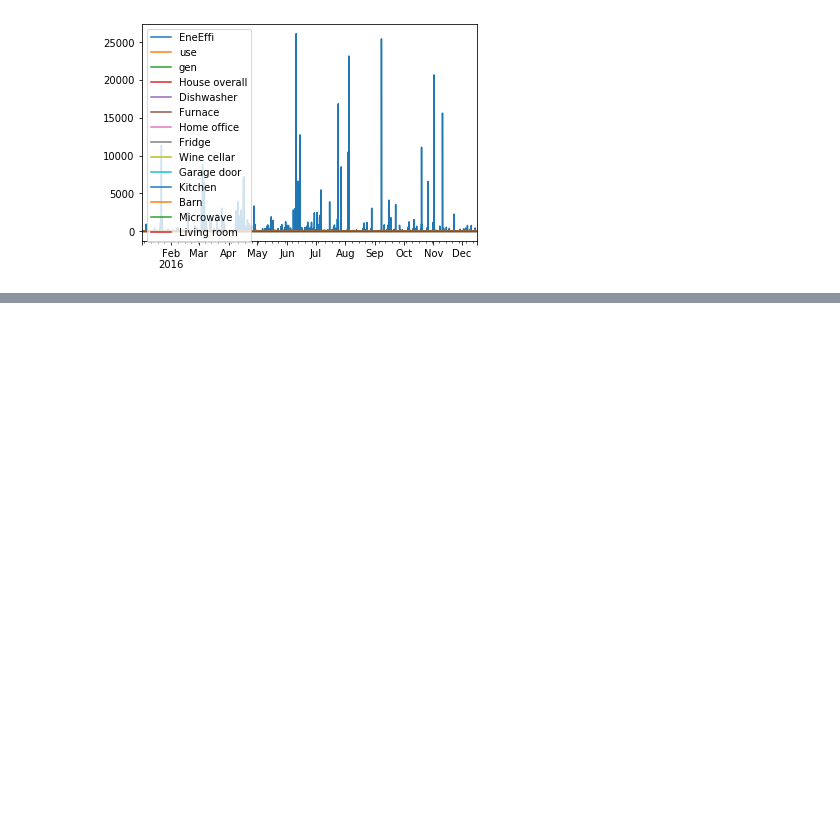
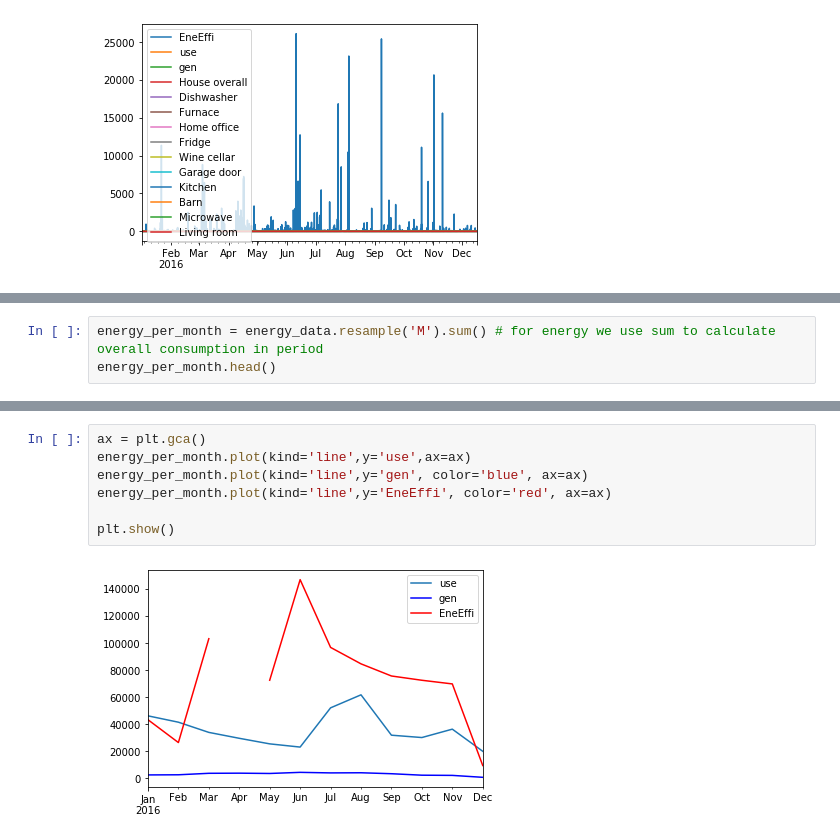
Before and after one commit to frostyduck/Smart-homes-and-weather_Evaluating-energy-use-efficiency-, a Jupyter notebook: ExploratoryAnalysisandVisualizations.ipynb, the cells around one changed output, grey strips where cells are left out. Cells and saved outputs as stored; diff of their text form; blank space fills up the shorter version.

```diff
--- a/ExploratoryAnalysisandVisualizations.ipynb
+++ b/ExploratoryAnalysisandVisualizations.ipynb
@@ -141,0 +184,3 @@ energy_data.plot();
+# %%
+energy_per_month = energy_data.resample('M').sum() # for energy we use sum to calculate overall consumption in period
+energy_per_month.head()
@@ -141,0 +194,9 @@ energy_data.plot();
+# %%
+ax = plt.gca()
+energy_per_month.plot(kind='line',y='use',ax=ax)
+energy_per_month.plot(kind='line',y='gen', color='blue', ax=ax)
+energy_per_month.plot(kind='line',y='EneEffi', color='red', ax=ax)
+
+plt.show()
+# %% [output]
+[figure, added]
```
Also changed, not shown: parts of 12 cells of this notebook, 33 other files.
